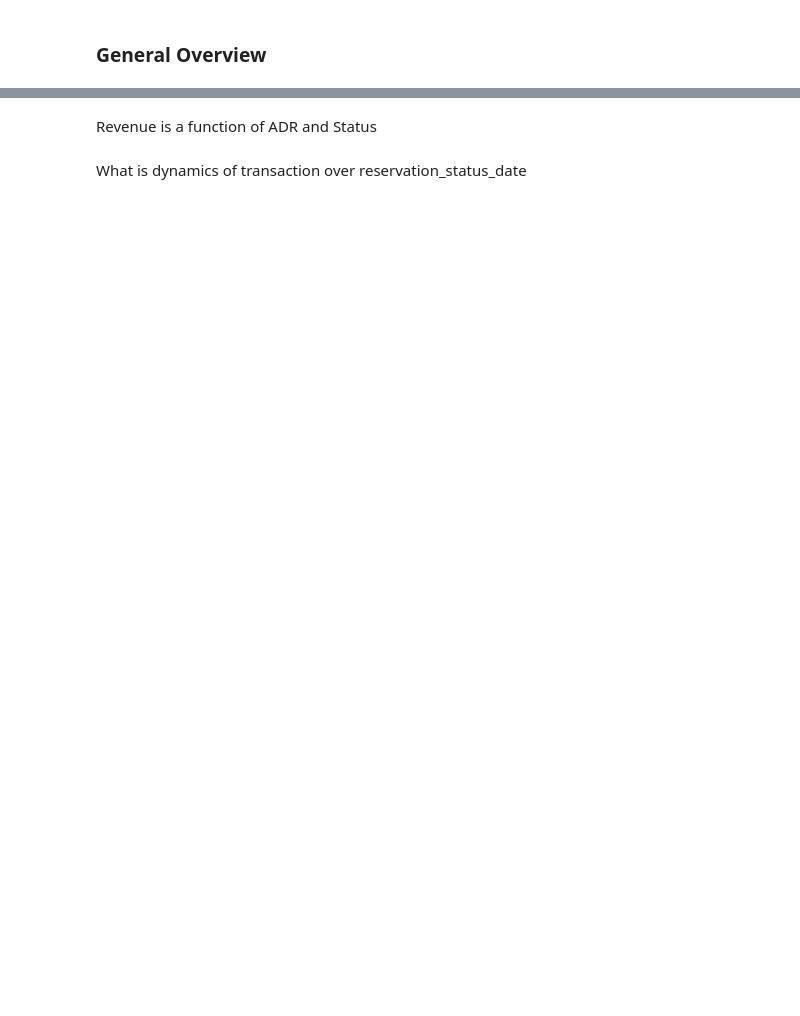
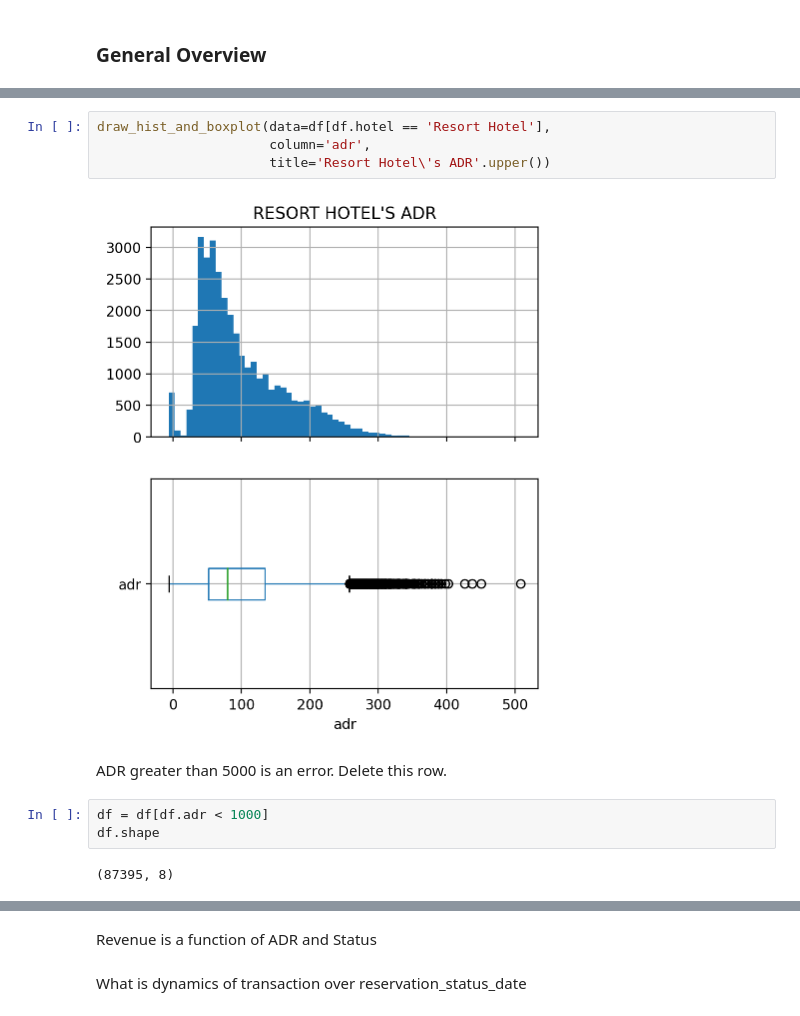
Before and after one commit to dimdasci/rolling-forecast, a Jupyter notebook: notebooks/rolling-forecast.ipynb, the cells around one changed output, grey strips where cells are left out. Cells and saved outputs as stored; diff of their text form; blank space fills up the shorter version.

```diff
--- a/notebooks/rolling-forecast.ipynb
+++ b/notebooks/rolling-forecast.ipynb
@@ -232,0 +398,13 @@ data.select_dtypes(include='number').describe()
+# %%
+draw_hist_and_boxplot(data=df[df.hotel == 'Resort Hotel'],
+                      column='adr',
+                      title='Resort Hotel\'s ADR'.upper())
+# %% [output]
+[figure, added]
+# %% [markdown]
+ADR greater than 5000 is an error. Delete this row.
+# %%
+df = df[df.adr < 1000]
+df.shape
+# %% [output]
+(87395, 8)
```
Also changed, not shown: parts of 77 cells of this notebook.
